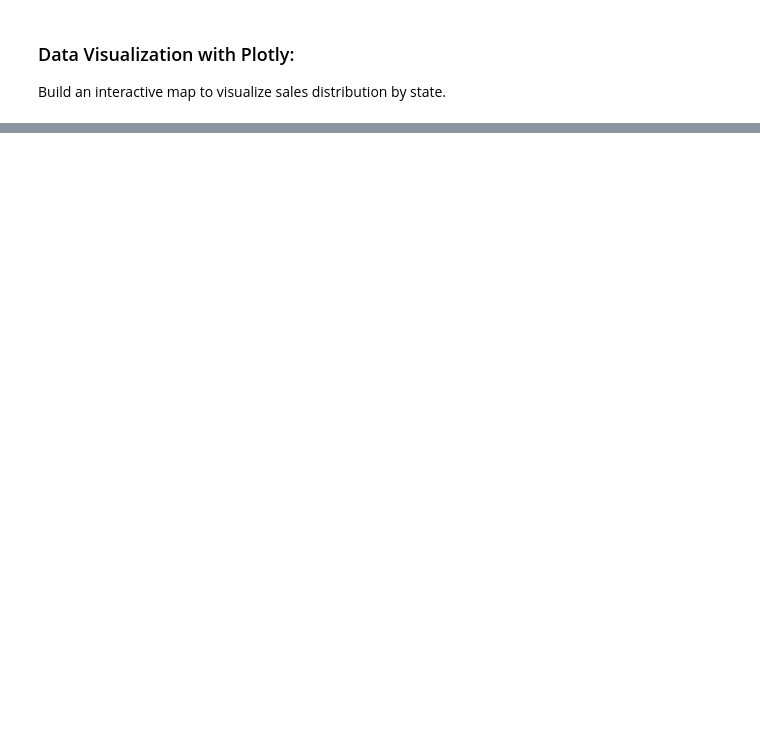
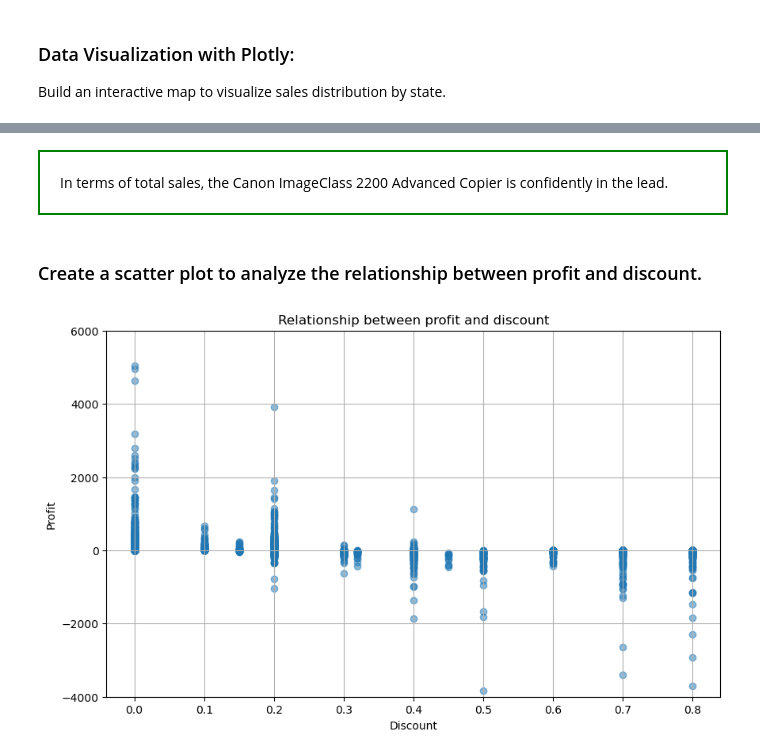
Before and after one commit to CharlotteBenadiba/DI-Bootcamp-3, a Jupyter notebook: Week5/Day2/DailyChallenge1.ipynb, the cells around one changed output, grey strips where cells are left out. Cells and saved outputs as stored; diff of their text form; code cells hidden in the pictures; blank space fills up the shorter version.

```diff
--- a/Week5/Day2/DailyChallenge1.ipynb
+++ b/Week5/Day2/DailyChallenge1.ipynb
@@ -163,0 +277,16 @@ fig.show()
+# %% [markdown]
+<div style="border:solid green 2px; padding: 20px">
+    In terms of total sales, the Canon ImageClass 2200 Advanced Copier is confidently in the lead.
+# %% [markdown]
+### Create a scatter plot to analyze the relationship between profit and discount.
+# %%
+plt.figure(figsize=(10, 6))
+plt.scatter(superstore_orders['Discount'], superstore_orders['Profit'], alpha=0.5)
+plt.title('Relationship between profit and discount')
+plt.xlabel('Discount')
+plt.ylabel('Profit')
+plt.grid(True)
+plt.ylim(bottom=-4000, top=6000)
+plt.show()
+# %% [output]
+[figure, added]
```
Also changed, not shown: parts of 12 cells of this notebook, 1 other file.
